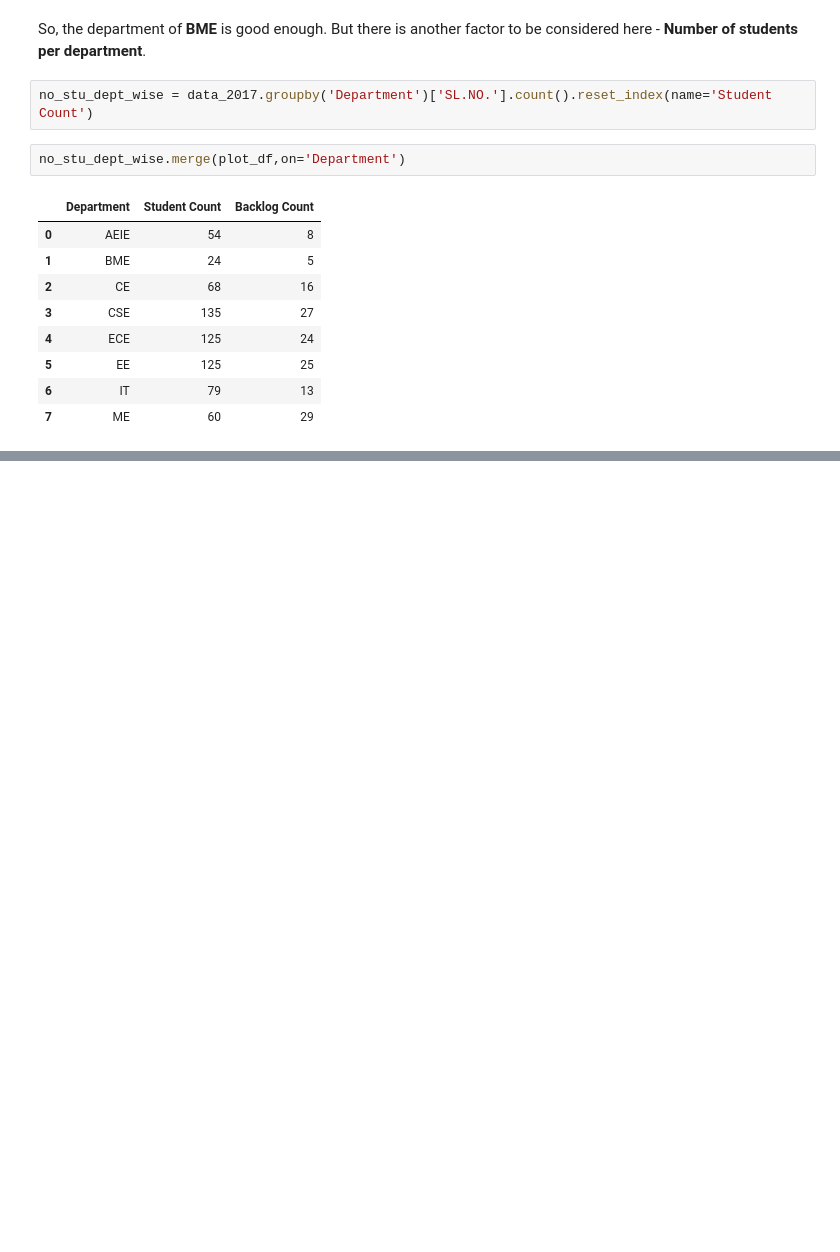
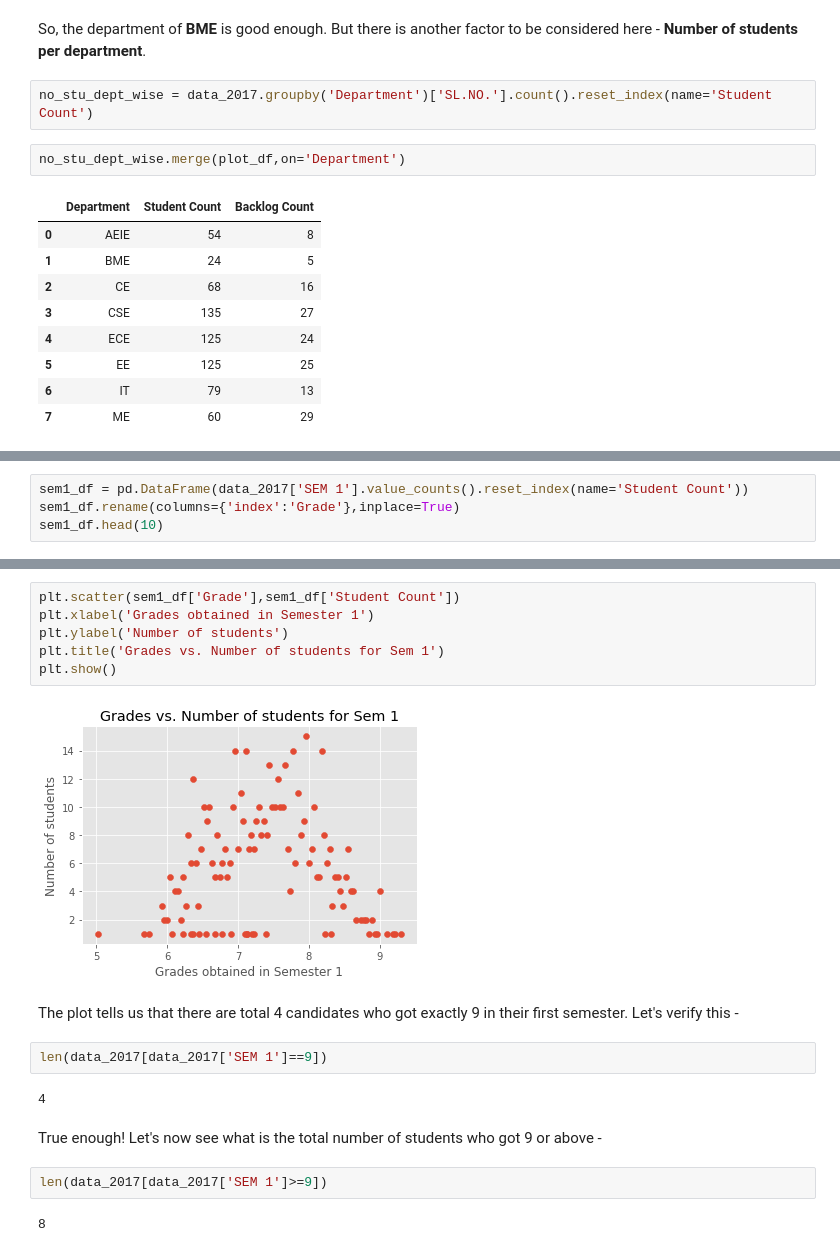
Before and after one commit to sayakpaul/Analysis-of-college-database-of-2017-passouts, a Jupyter notebook: 2017_Passout_Data_Analysis.ipynb, the cells around one changed output, grey strips where cells are left out. Saved outputs shown, nothing was run; the diff lists cells and outputs as text; blank space fills up the shorter version.

```diff
--- a/2017_Passout_Data_Analysis.ipynb
+++ b/2017_Passout_Data_Analysis.ipynb
@@ -576,0 +603,4 @@ for i in subplot.patches:
+# %%
+sem1_df = pd.DataFrame(data_2017['SEM 1'].value_counts().reset_index(name='Student Count'))
+sem1_df.rename(columns={'index':'Grade'},inplace=True)
+sem1_df.head(10)
@@ -576,0 +619,20 @@ for i in subplot.patches:
+# %%
+plt.scatter(sem1_df['Grade'],sem1_df['Student Count'])
+plt.xlabel('Grades obtained in Semester 1')
+plt.ylabel('Number of students')
+plt.title('Grades vs. Number of students for Sem 1')
+plt.show()
+# %% [output]
+[figure, added]
+# %% [markdown]
+The plot tells us that there are total 4 candidates who got exactly 9 in their first semester. Let's verify this -
+# %%
+len(data_2017[data_2017['SEM 1']==9])
+# %% [output]
+4
+# %% [markdown]
+True enough! Let's now see what is the total number of students who got 9 or above -
+# %%
+len(data_2017[data_2017['SEM 1']>=9])
+# %% [output]
+8
```
Also changed, not shown: parts of 40 cells of this notebook.
